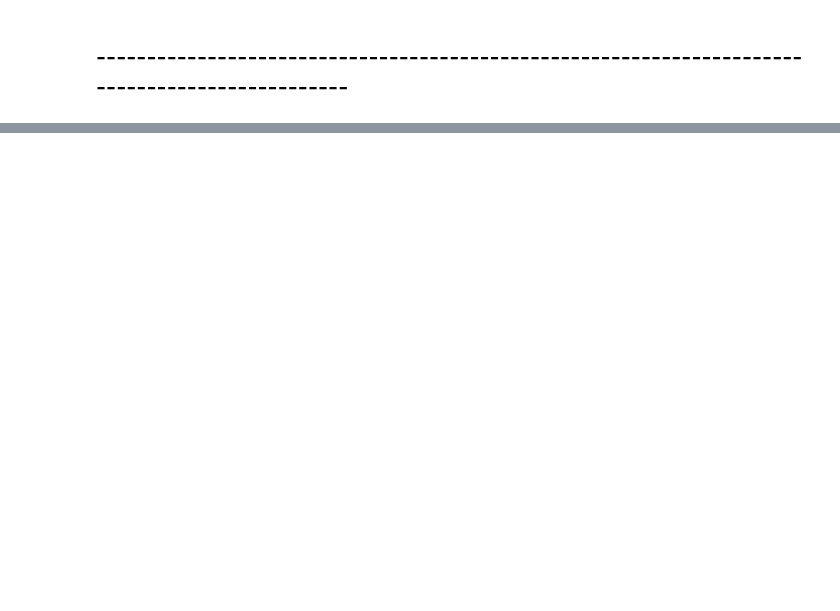
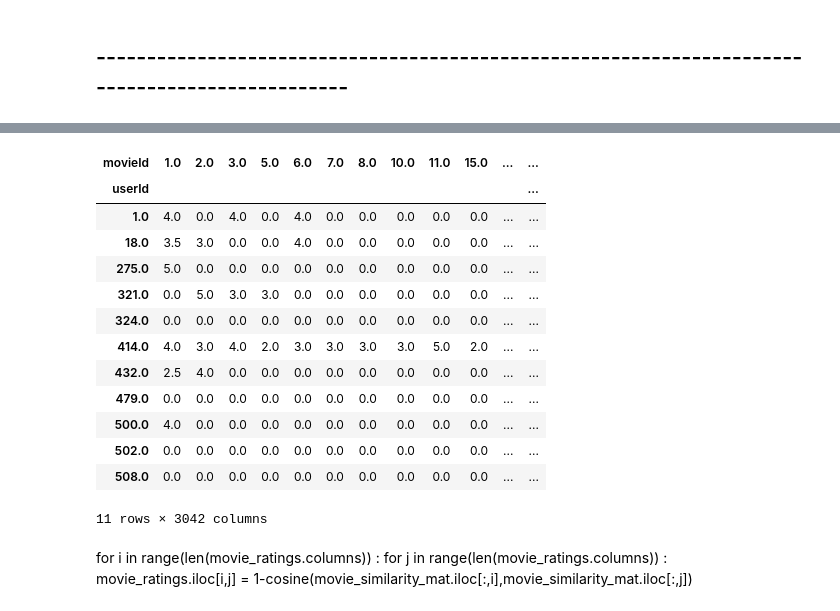
Before and after one commit to mohammad-khamlan/Movie-Recommendation-System, a Jupyter notebook: Model.ipynb, the cells around one changed output, grey strips where cells are left out. Saved outputs shown, nothing was run; the diff lists cells and outputs as text; code cells hidden in the pictures; blank space fills up the shorter version.

```diff
--- a/Model.ipynb
+++ b/Model.ipynb
@@ -291,0 +225,21 @@ movies
+# %%
+def top_users(user):
+    users = []
+    #if user not in user_sim_df.columns:
+      #  return('No data available on user {}'.format(user))
+
+    sim_values = user_ratings.sort_values(by=user, ascending=False).loc[:,user].tolist()[1:11]
+    sim_users = user_ratings.sort_values(by=user, ascending=False).index[1:11]
+    zipped = zip(sim_users, sim_values,)
+    for user, sim in zipped:
+        users.append(user)
+    #movies = sim_movies(users, user_movie)
+    return users
+# %%
+sim_user = top_users(1)
+#sim_user.append(1.0)
+sim_user_data = pd.DataFrame()
+sim_user.append(1)
+
+for user in sim_user:
+    sim_user_data = sim_user_data.append(data[data["userId"] == user])
@@ -291,0 +250,20 @@ movies
+# %%
+sim_user_data = sim_user_data.drop_duplicates()
+# %%
+movie_similarity_mat = sim_user_data.pivot(index='userId', columns='movieId', values='rating').fillna(0)
+movie_similarity_mat
+# %% [output]
+| movieId | 1.0 | 2.0 | 3.0 | 5.0 | 6.0 | 7.0 | 8.0 | 10.0 | 11.0 | 15.0 | ... | ... |
+| userId |  |  |  |  |  |  |  |  |  |  |  | ... |
+| 1.0 | 4.0 | 0.0 | 4.0 | 0.0 | 4.0 | 0.0 | 0.0 | 0.0 | 0.0 | 0.0 | ... | ... |
+| 18.0 | 3.5 | 3.0 | 0.0 | 0.0 | 4.0 | 0.0 | 0.0 | 0.0 | 0.0 | 0.0 | ... | ... |
+| 275.0 | 5.0 | 0.0 | 0.0 | 0.0 | 0.0 | 0.0 | 0.0 | 0.0 | 0.0 | 0.0 | ... | ... |
+| 321.0 | 0.0 | 5.0 | 3.0 | 3.0 | 0.0 | 0.0 | 0.0 | 0.0 | 0.0 | 0.0 | ... | ... |
+| 324.0 | 0.0 | 0.0 | 0.0 | 0.0 | 0.0 | 0.0 | 0.0 | 0.0 | 0.0 | 0.0 | ... | ... |
+| 414.0 | 4.0 | 3.0 | 4.0 | 2.0 | 3.0 | 3.0 | 3.0 | 3.0 | 5.0 | 2.0 | ... | ... |
+| 432.0 | 2.5 | 4.0 | 0.0 | 0.0 | 0.0 | 0.0 | 0.0 | 0.0 | 0.0 | 0.0 | ... | ... |
+| 479.0 | 0.0 | 0.0 | 0.0 | 0.0 | 0.0 | 0.0 | 0.0 | 0.0 | 0.0 | 0.0 | ... | ... |
+| 500.0 | 4.0 | 0.0 | 0.0 | 0.0 | 0.0 | 0.0 | 0.0 | 0.0 | 0.0 | 0.0 | ... | ... |
+| 502.0 | 0.0 | 0.0 | 0.0 | 0.0 | 0.0 | 0.0 | 0.0 | 0.0 | 0.0 | 0.0 | ... | ... |
+| 508.0 | 0.0 | 0.0 | 0.0 | 0.0 | 0.0 | 0.0 | 0.0 | 0.0 | 0.0 | 0.0 | ... | ... |
+11 rows × 3042 columns
@@ -291,0 +285,4 @@ movies
+# %% [markdown]
+for i in range(len(movie_ratings.columns)) :
+    for j in range(len(movie_ratings.columns)) :
+        movie_ratings.iloc[i,j] = 1-cosine(movie_similarity_mat.iloc[:,i],movie_similarity_mat.iloc[:,j])
```
Also changed, not shown: parts of 50 cells of this notebook.
